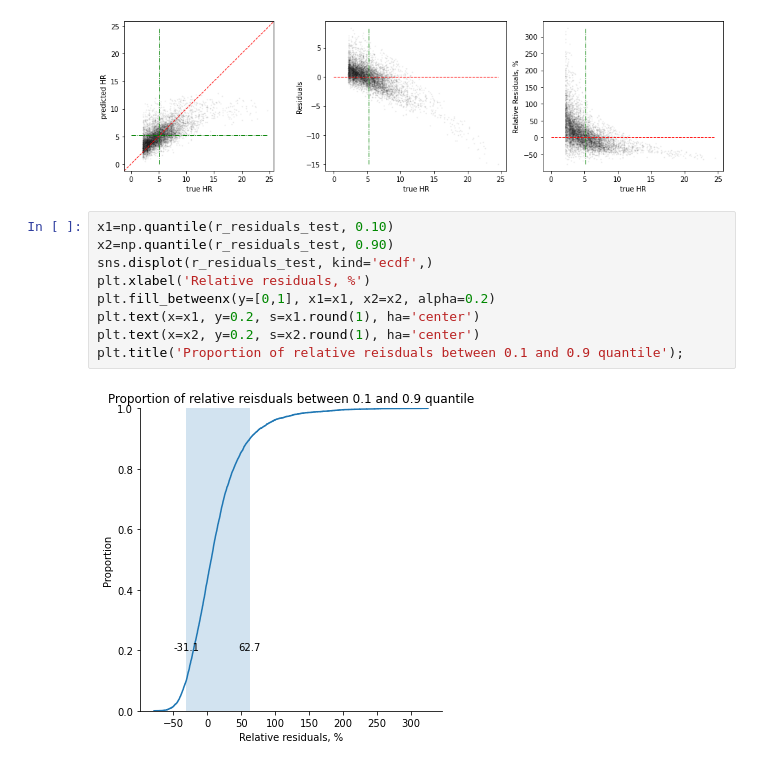
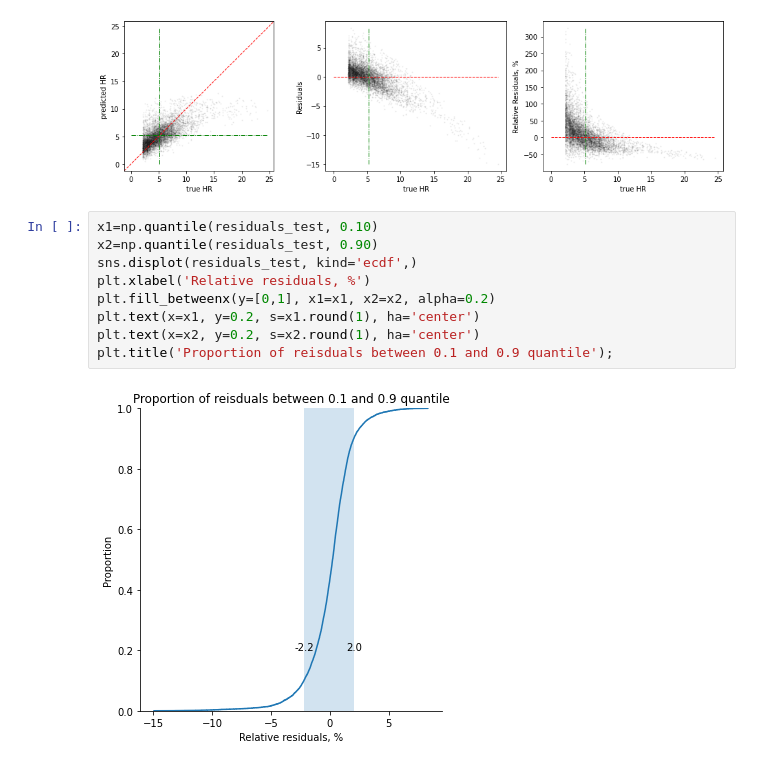
Before and after one commit to EdvinasStonevicius/LT-national-salary-analysis, a Jupyter notebook: python/03-Machine_learning_2_LM_regularization_test.ipynb, the cells around one changed output. Cells and saved outputs as stored; diff of their text form.

```diff
--- a/python/03-Machine_learning_2_LM_regularization_test.ipynb
+++ b/python/03-Machine_learning_2_LM_regularization_test.ipynb
@@ -279,13 +279,13 @@ ax[2].hlines(xmin=0, xmax=max(y_test) , y=0, linestyle='--', color='r', lw=1);
 # %% [output]
 [figure]
 # %%
-x1=np.quantile(r_residuals_test, 0.10)
-x2=np.quantile(r_residuals_test, 0.90)
-sns.displot(r_residuals_test, kind='ecdf',)
+x1=np.quantile(residuals_test, 0.10)
+x2=np.quantile(residuals_test, 0.90)
+sns.displot(residuals_test, kind='ecdf',)
 plt.xlabel('Relative residuals, %')
 plt.fill_betweenx(y=[0,1], x1=x1, x2=x2, alpha=0.2)
 plt.text(x=x1, y=0.2, s=x1.round(1), ha='center')
 plt.text(x=x2, y=0.2, s=x2.round(1), ha='center')
-plt.title('Proportion of relative reisduals between 0.1 and 0.9 quantile');
+plt.title('Proportion of reisduals between 0.1 and 0.9 quantile');
 # %% [output]
-[figure, old version]
+[figure, new version]
```
